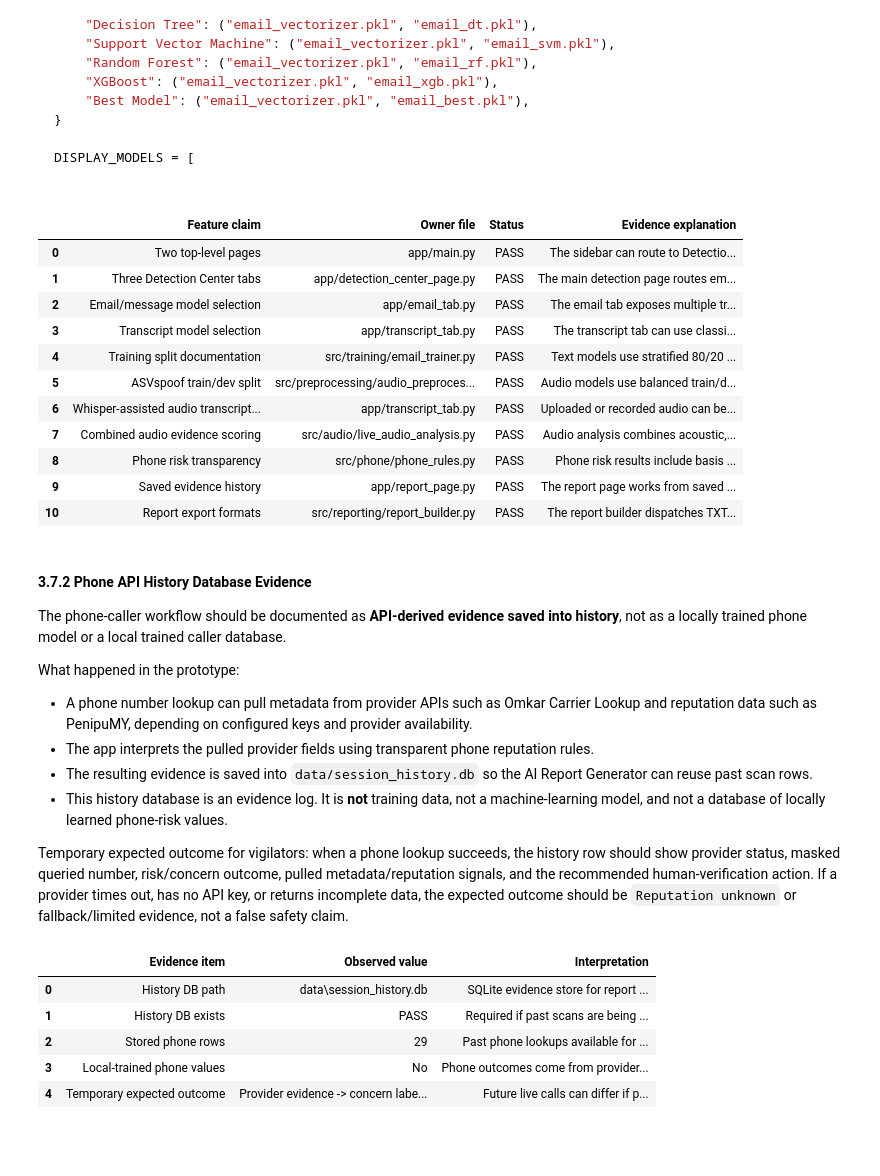
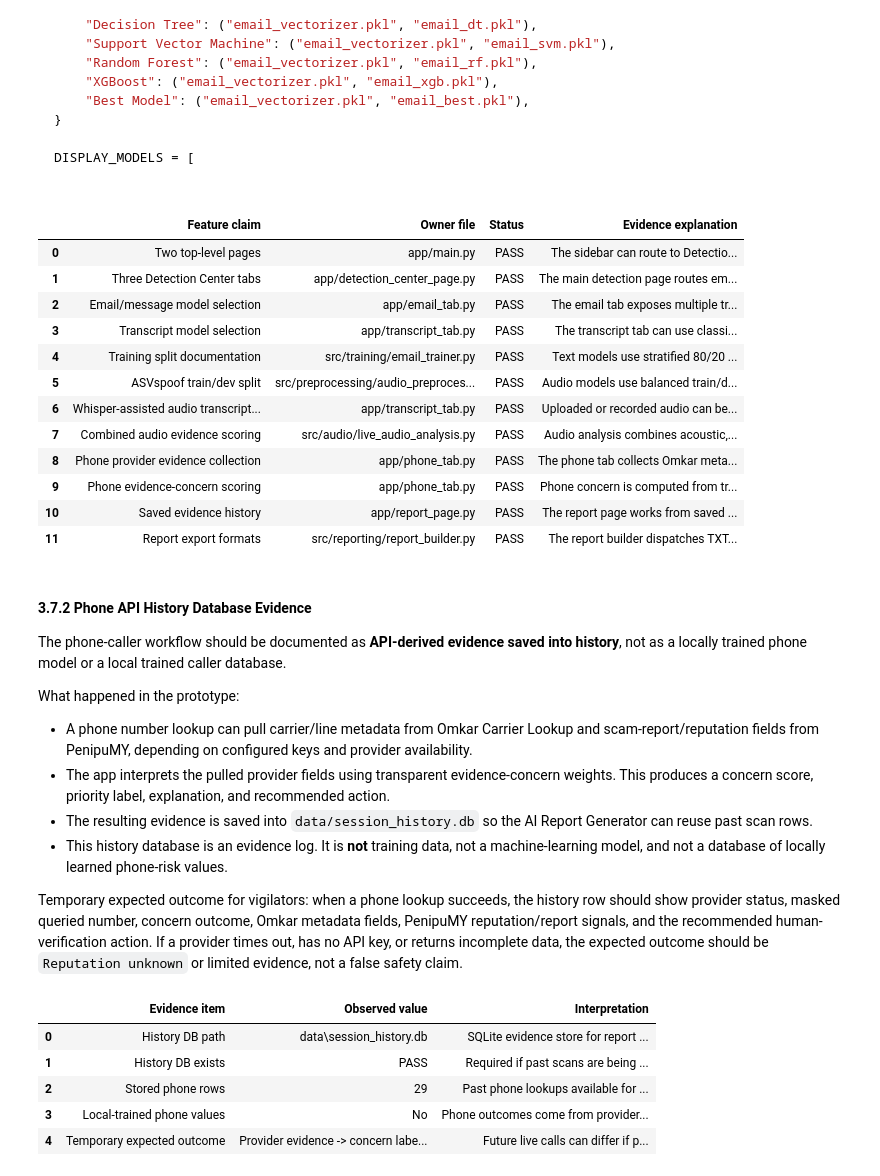
Before and after one commit to mikeshyway/ai-scam-detector, a Jupyter notebook: notebooks/00_final_prototype_evidence_notebook.ipynb, the cells around one changed output. Drawn from its saved outputs; the diff is of its cells as text; code cells hidden in the pictures; blank space fills up the shorter version.

```diff
--- a/notebooks/00_final_prototype_evidence_notebook.ipynb
+++ b/notebooks/00_final_prototype_evidence_notebook.ipynb
@@ -728,37 +732,39 @@ def contains(relative_path: str, *needles: str) -> bool:
 
 
 feature_checks = [
     ("Two top-level pages", "app/main.py", contains("app/main.py", "Detection Center", "AI Report Generator", "PAGES"), "The sidebar can route to Detection Center and AI Report Generator."),
     ("Three Detection Center tabs", "app/detection_center_page.py", contains("app/detection_center_page.py", 'active_tab == "email"', 'active_tab == "transcript"', 'active_tab == "phone"'), "The main detection page routes email, transcript/audio, and phone workflows."),
     ("Email/message model selection", "app/email_tab.py", contains("app/email_tab.py", "MODEL_FILES", "Naive Bayes", "Support Vector Machine", "XGBoost"), "The email tab exposes multiple trained model choices."),
     ("Transcript model selection", "app/transcript_tab.py", contains("app/transcript_tab.py", "TRANSCRIPT_MODEL_FILES", "DistilBERT", "SVM", "Naive Bayes"), "The transcript tab can use classic ML or transformer artifacts."),
     ("Training split documentation", "src/training/email_trainer.py", contains("src/training/email_trainer.py", "test_size=0.2", "stratify=df"), "Text models use stratified 80/20 split logic."),
     ("ASVspoof train/dev split", "src/preprocessing/audio_preprocessor.py", contains("src/preprocessing/audio_preprocessor.py", "TRAIN_BONAFIDE_SAMPLES", "DEV_BONAFIDE_SAMPLES"), "Audio models use balanced train/dev subsets."),
     ("Whisper-assisted audio transcript flow", "app/transcript_tab.py", contains("app/transcript_tab.py", "WHISPER_MODEL_LABELS", "transcribe_with_whisper_details"), "Uploaded or recorded audio can be transcribed before text-risk analysis."),
     ("Combined audio evidence scoring", "src/audio/live_audio_analysis.py", contains("src/audio/live_audio_analysis.py", "analyse_live_chunk", "speech_quality", "transcript"), "Audio analysis combines acoustic, behavioral, and transcript-based signals."),
-    ("Phone risk transparency", "src/phone/phone_rules.py", contains("src/phone/phone_rules.py", "evaluate_phone_risk", "decision_basis", "recommended_action"), "Phone risk results include basis text and recommended action."),
+    ("Phone provider evidence collection", "app/phone_tab.py", contains("app/phone_tab.py", "_build_phone_investigation", "lookup_omkar_metadata", "lookup_penipumy_reputation", "provider_coverage"), "The phone tab collects Omkar metadata and PenipuMY reputation evidence from configured live providers."),
+    ("Phone evidence-concern scoring", "app/phone_tab.py", contains("app/phone_tab.py", "CONCERN_WEIGHTS", "_build_phone_assessment", "score_type", "recommended_action"), "Phone concern is computed from transparent rule weights, not a trained caller-risk model."),
     ("Saved evidence history", "app/report_page.py", contains("app/report_page.py", "query_history", "sync_session_history", "history_fingerprint"), "The report page works from saved evidence history."),
     ("Report export formats", "src/reporting/report_builder.py", contains("src/reporting/report_builder.py", 'report_format == "TXT"', 'report_format == "PDF"', 'report_format == "DOCX"'), "The report builder dispatches TXT, PDF, and DOCX exports."),
 ]
 
 feature_proof_df = pd.DataFrame([
     {"Feature claim": claim, "Owner file": owner, "Status": ready_label(status), "Evidence explanation": explanation}
     for claim, owner, status, explanation in feature_checks
 ])
 display(feature_proof_df)
 # %% [output]
 |  | Feature claim | Owner file | Status | Evidence explanation |
 | 0 | Two top-level pages | app/main.py | PASS | The sidebar can route to Detectio... |
 | 1 | Three Detection Center tabs | app/detection_center_page.py | PASS | The main detection page routes em... |
 | 2 | Email/message model selection | app/email_tab.py | PASS | The email tab exposes multiple tr... |
 | 3 | Transcript model selection | app/transcript_tab.py | PASS | The transcript tab can use classi... |
 | 4 | Training split documentation | src/training/email_trainer.py | PASS | Text models use stratified 80/20 ... |
 | 5 | ASVspoof train/dev split | src/preprocessing/audio_preproces... | PASS | Audio models use balanced train/d... |
 | 6 | Whisper-assisted audio transcript... | app/transcript_tab.py | PASS | Uploaded or recorded audio can be... |
 | 7 | Combined audio evidence scoring | src/audio/live_audio_analysis.py | PASS | Audio analysis combines acoustic,... |
-| 8 | Phone risk transparency | src/phone/phone_rules.py | PASS | Phone risk results include basis ... |
-| 9 | Saved evidence history | app/report_page.py | PASS | The report page works from saved ... |
-| 10 | Report export formats | src/reporting/report_builder.py | PASS | The report builder dispatches TXT... |
+| 8 | Phone provider evidence collection | app/phone_tab.py | PASS | The phone tab collects Omkar meta... |
+| 9 | Phone evidence-concern scoring | app/phone_tab.py | PASS | Phone concern is computed from tr... |
+| 10 | Saved evidence history | app/report_page.py | PASS | The report page works from saved ... |
+| 11 | Report export formats | src/reporting/report_builder.py | PASS | The report builder dispatches TXT... |
 # %% [markdown]
 #### 3.7.2 Phone API History Database Evidence
 
@@ -766,12 +772,12 @@ The phone-caller workflow should be documented as **API-derived evidence saved i
 
 What happened in the prototype:
 
-- A phone number lookup can pull metadata from provider APIs such as Omkar Carrier Lookup and reputation data such as PenipuMY, depending on configured keys and provider availability.
-- The app interprets the pulled provider fields using transparent phone reputation rules.
+- A phone number lookup can pull carrier/line metadata from Omkar Carrier Lookup and scam-report/reputation fields from PenipuMY, depending on configured keys and provider availability.
+- The app interprets the pulled provider fields using transparent evidence-concern weights. This produces a concern score, priority label, explanation, and recommended action.
 - The resulting evidence is saved into `data/session_history.db` so the AI Report Generator can reuse past scan rows.
 - This history database is an evidence log. It is **not** training data, not a machine-learning model, and not a database of locally learned phone-risk values.
 
-Temporary expected outcome for vigilators: when a phone lookup succeeds, the history row should show provider status, masked queried number, risk/concern outcome, pulled metadata/reputation signals, and the recommended human-verification action. If a provider times out, has no API key, or returns incomplete data, the expected outcome should be `Reputation unknown` or fallback/limited evidence, not a false safety claim.
+Temporary expected outcome for vigilators: when a phone lookup succeeds, the history row should show provider status, masked queried number, concern outcome, Omkar metadata fields, PenipuMY reputation/report signals, and the recommended human-verification action. If a provider times out, has no API key, or returns incomplete data, the expected outcome should be `Reputation unknown` or limited evidence, not a false safety claim.
 # %%
 import sqlite3
 
```
Also changed, not shown: parts of 10 cells of this notebook.
